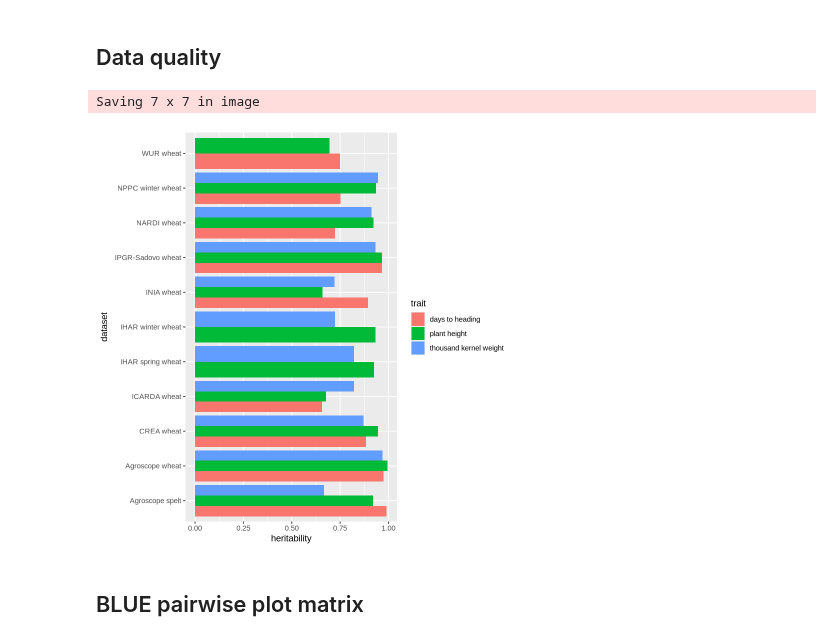
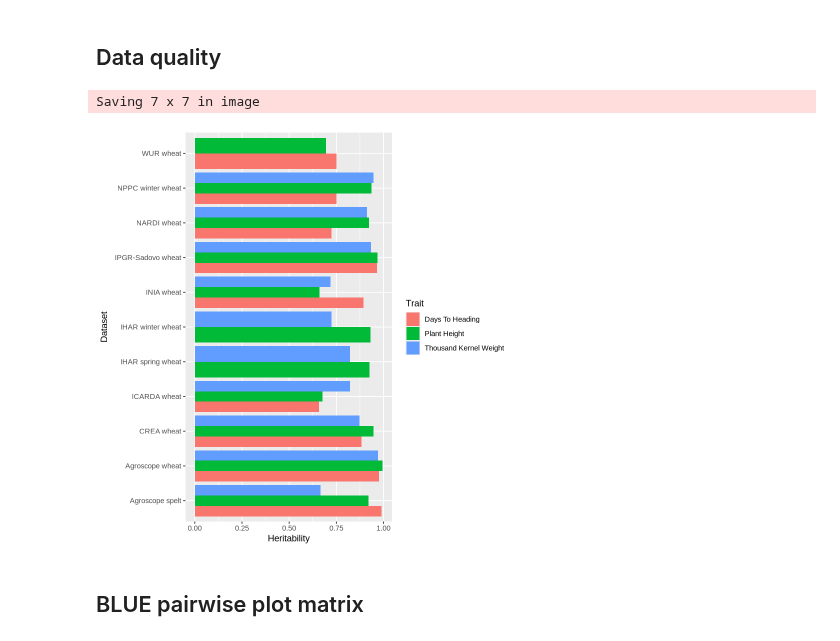
Before and after one commit to AGENTproject/historic_pheno_data_analysis, a Jupyter notebook: figures_and_tables.ipynb, the cells around one changed output. Cells and saved outputs as stored; diff of their text form; code cells hidden in the pictures.

Commit message:
title case for figures labels

```diff
--- a/figures_and_tables.ipynb
+++ b/figures_and_tables.ipynb
@@ -220,12 +225,14 @@ Saving 7 x 7 in image
 # %%
 data_quality |>
 filter(trait %in% c("days_to_heading", "plant_height", "thousand_kernel_weight")) |>
 mutate(across(c(dataset, trait), ~ str_replace_all(.x, "_", " "))) |>
-ggplot(aes(heritability, dataset, fill=trait)) + geom_col(position = "dodge")
+mutate(trait = str_to_title(trait)) |>
+ggplot(aes(heritability, dataset, fill=trait)) + geom_col(position = "dodge") +
+labs(x="Heritability", y="Dataset", fill="Trait")
 ggsave("heritabilities.svg")
 # %% [output]
 Saving 7 x 7 in image
-[figure, old version]
+[figure, new version]
 # %% [markdown]
 ## BLUE pairwise plot matrix
 # %%
```
Also changed, not shown: parts of 6 cells of this notebook, 10 other files.
